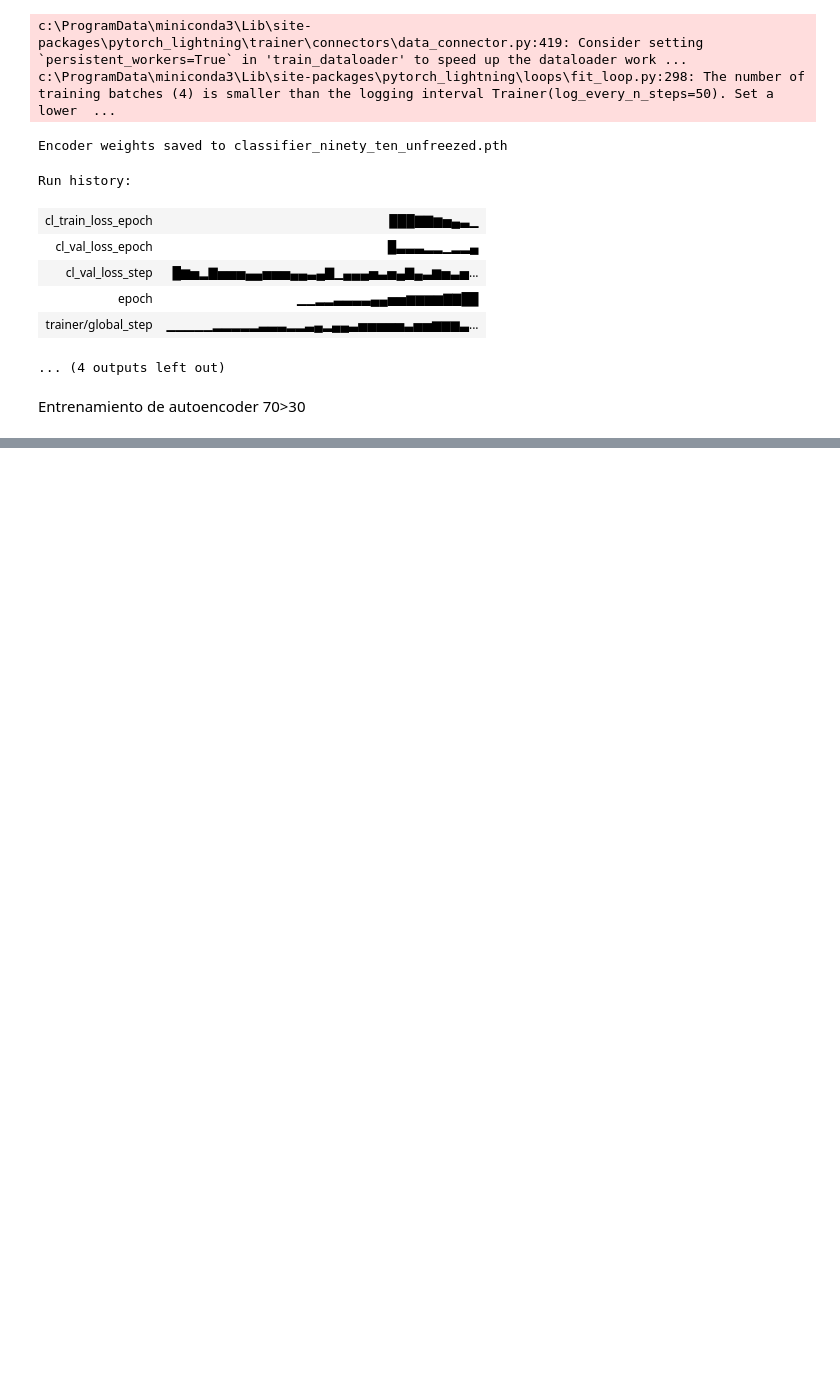
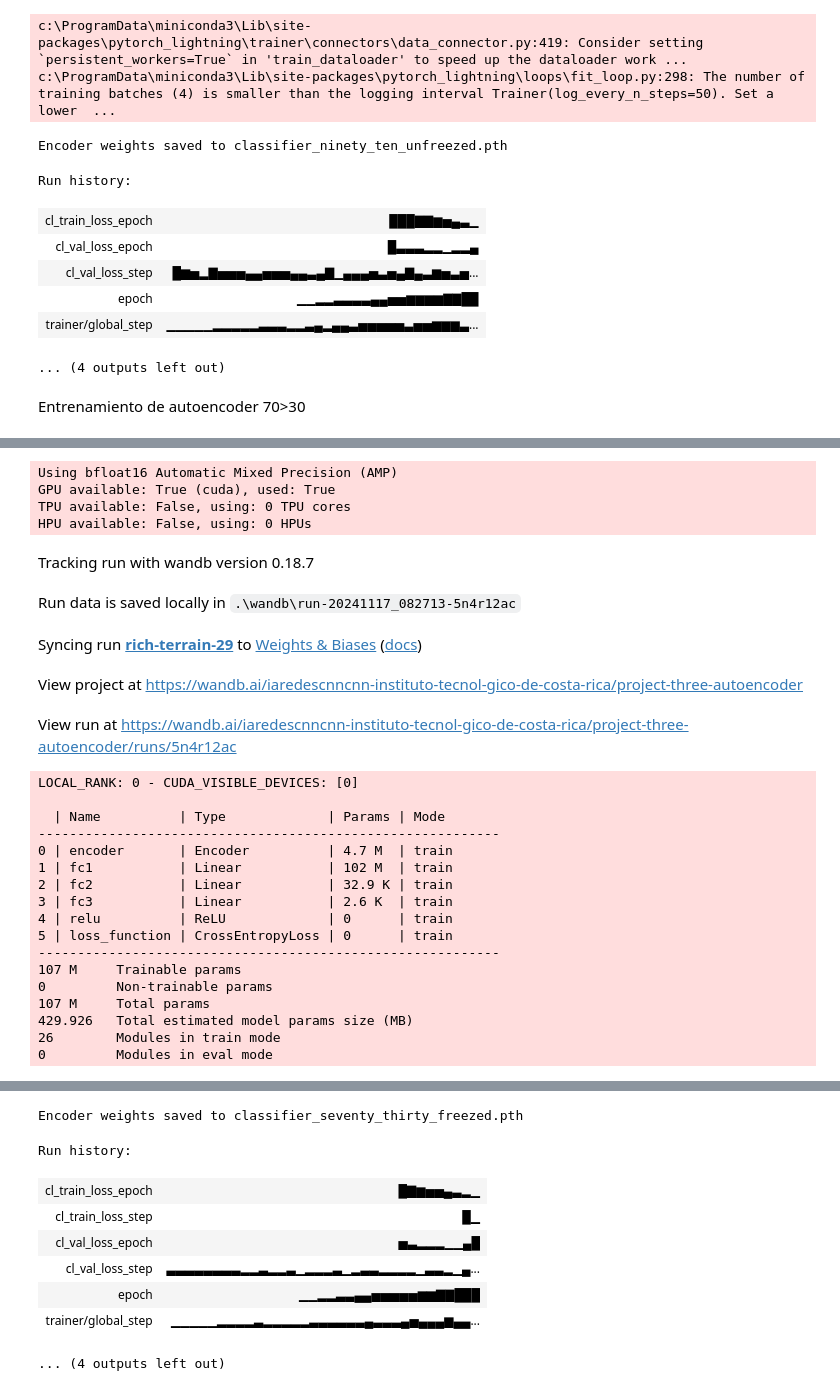
Before and after one commit to Gravehg/proyecto-transfer-learning, a Jupyter notebook: Experimento1.ipynb, the cells around one changed output, grey strips where cells are left out. Drawn from its saved outputs; the diff is of its cells as text; code cells hidden in the pictures; blank space fills up the shorter version.

```diff
--- a/Experimento1.ipynb
+++ b/Experimento1.ipynb
@@ -238,0 +328,50 @@ trainining_autoencoder_seventy_30()
+# %%
+@hydra.main(config_path=config_dir, config_name="config2", version_base=None)
+def trainining_classifier_seventy_unfreezed(config: Configuration):
+    data_manager = ButterflyDataModule(config.DATASET.DATA_DIR,config.TRAIN.BATCH_SIZE, config.SPLIT.NEEDS_SPLIT,
+    config.SPLIT.SPLIT_RATIO,config.TRAIN.NUM_WORKERS)
+    data_manager.setup()
+    wandb_logger = WandbLogger(
+        project="project-three-autoencoder",
+        log_model=True,
+    )
+    encoder = Encoder(config.MODEL.LATENT_DIM)
+    encoder.load_state_dict(torch.load("encoder_weights_seventy.pth"))
+    classifier = Classifier(encoder,config.TRAIN.LEARNING_RATE, 20, config.MODEL.LATENT_DIM, False,
+                             "classifier_seventy_thirty_unfreezed.pth")
+    trainer = L.Trainer(max_epochs=config.TRAIN.NUM_EPOCHS, accelerator=config.TRAIN.ACCELERATION,
+    precision=config.TRAIN.PRECISION,callbacks=[EarlyStopping(monitor="cl_val_loss", mode="min")],
+    logger=wandb_logger)
+    trainer.fit(classifier,train_dataloaders=data_manager.supervised_train_loader(),
+    val_dataloaders=data_manager.test_dataloader())
+
+    wandb_logger.experiment.finish()
+
+trainining_classifier_seventy_unfreezed()
+# %% [output]
+Using bfloat16 Automatic Mixed Precision (AMP)
+GPU available: True (cuda), used: True
+TPU available: False, using: 0 TPU cores
+HPU available: False, using: 0 HPUs
+Tracking run with wandb version 0.18.7
+Run data is saved locally in .\wandb\run-20241117_082713-5n4r12ac
+Syncing run rich-terrain-29 to Weights & Biases (docs)
+View project at https://wandb.ai/iaredescnncnn-instituto-tecnol-gico-de-costa-rica/project-three-autoencoder
+View run at https://wandb.ai/iaredescnncnn-instituto-tecnol-gico-de-costa-rica/project-three-autoencoder/runs/5n4r12ac
+LOCAL_RANK: 0 - CUDA_VISIBLE_DEVICES: [0]
+
+  | Name          | Type             | Params | Mode
+-----------------------------------------------------------
+0 | encoder       | Encoder          | 4.7 M  | train
+1 | fc1           | Linear           | 102 M  | train
+2 | fc2           | Linear           | 32.9 K | train
+3 | fc3           | Linear           | 2.6 K  | train
+4 | relu          | ReLU             | 0      | train
+5 | loss_function | CrossEntropyLoss | 0      | train
+-----------------------------------------------------------
+107 M     Trainable params
+0         Non-trainable params
+107 M     Total params
+429.926   Total estimated model params size (MB)
+26        Modules in train mode
+0         Modules in eval mode
@@ -238,0 +381,9 @@ trainining_autoencoder_seventy_30()
+Encoder weights saved to classifier_seventy_thirty_freezed.pth
+Run history:
+| cl_train_loss_epoch | █▇▆▅▅▄▃▂▁ |
+| cl_train_loss_step | █▁ |
+| cl_val_loss_epoch | ▅▃▂▂▂▁▁▄█ |
+| cl_val_loss_step | ▃▃▃▃▃▃▃▃▂▂▃▂▂▃▁▂▂▂▃▁▂▃▃▂▂▂▂▁▃▃▂▁▄... |
+| epoch | ▁▁▂▂▃▃▄▄▅▅▅▅▅▆▆▇▇███ |
+| trainer/global_step | ▁▁▁▁▁▂▂▂▂▃▂▂▂▂▂▃▃▃▃▃▃▄▃▃▃▄▅▄▄▄▆▄▄... |
+... (4 outputs left out)
```
Also changed, not shown: parts of 3 cells of this notebook, 1 other file.
